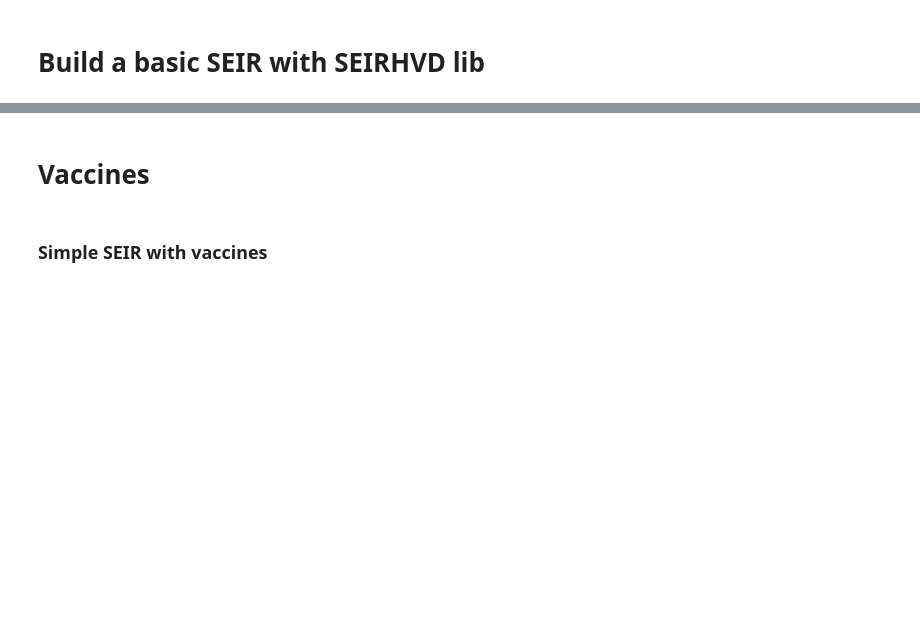
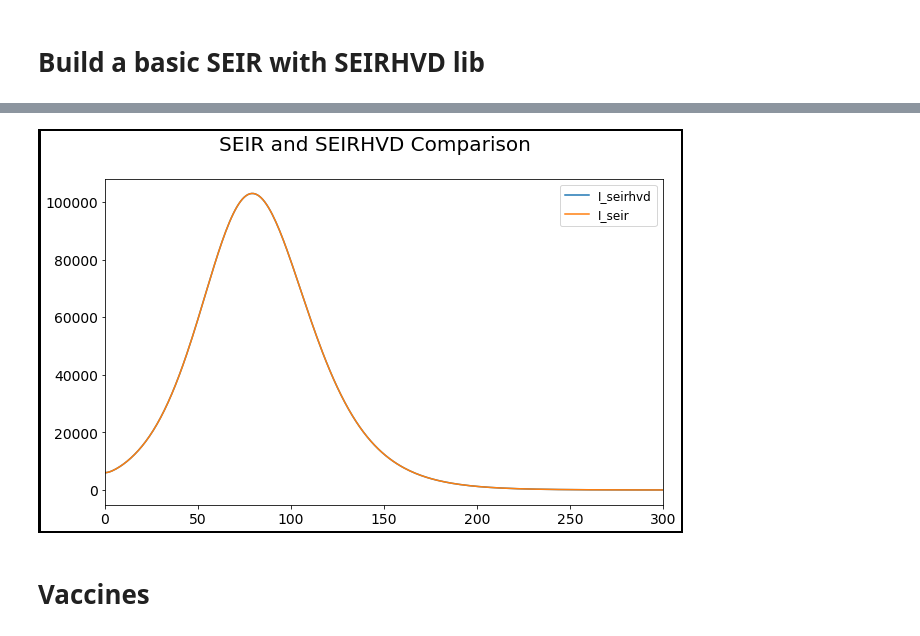
Before and after one commit to DLab/covid19geomodeller, a Jupyter notebook: Examples/SEIRHVD.ipynb, the cells around one changed output, grey strips where cells are left out. Drawn from its saved outputs; the diff is of its cells as text; code cells hidden in the pictures; blank space fills up the shorter version.

```diff
--- a/Examples/SEIRHVD.ipynb
+++ b/Examples/SEIRHVD.ipynb
@@ -100,14 +120,17 @@ seirconfig = 'cfg/SEIR.toml'
 seirmodel = SEIR(config = seirconfig)# Input configuration file
 seirmodel.solve()
 # %%
-# Plot matplotlib
-plt.plot(model.t,model.I,label='I_seirhvd')
-plt.plot(seirmodel.t,seirmodel.I,label='I_seir')
-plt.xlim(0,300)
-plt.legend(loc=0)
-plt.title('SEIR and SEIRHVD Comparison')
+fig, axs = plt.subplots(figsize=(10,6),linewidth=5,edgecolor='black',facecolor="white")
+axs.xaxis.set_tick_params(labelsize=14)
+axs.yaxis.set_tick_params(labelsize=14)
+
+axs.plot(model.t,model.I,label='I_seirhvd')
+axs.plot(seirmodel.t,seirmodel.I,label='I_seir')
+axs.set_xlim(0,300)
+axs.legend(loc=0,fontsize=12)
+fig.suptitle('SEIR and SEIRHVD Comparison',fontsize=20)
 plt.show()
+# %% [output]
+[figure, added]
 # %% [markdown]
 # Vaccines
-# %% [markdown]
-### Simple SEIR with vaccines
```
Also changed, not shown: parts of 55 cells of this notebook.
